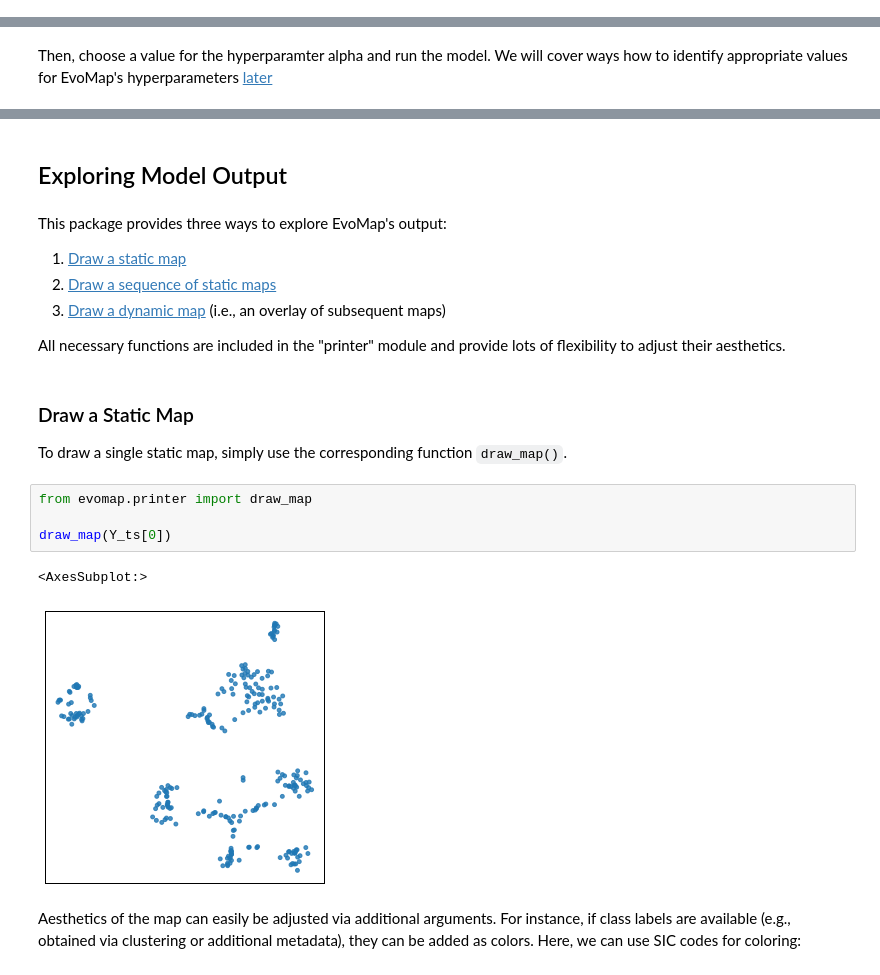
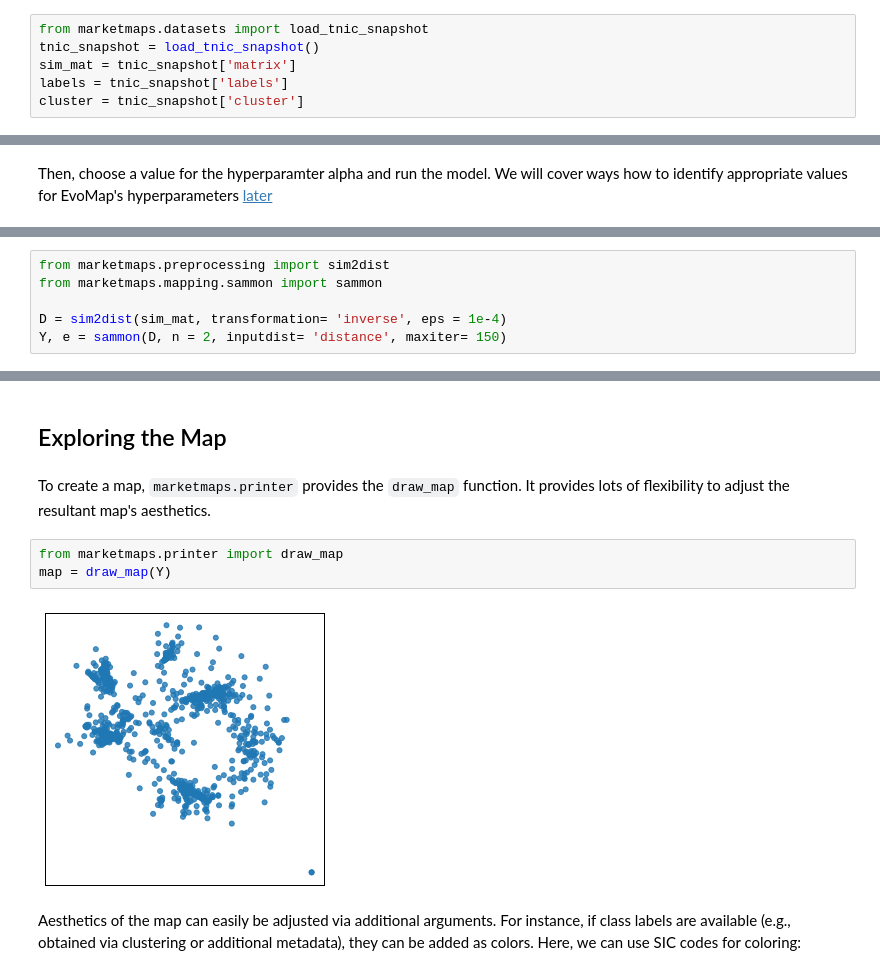
Before and after one commit to mpmatthe/evomap, a Jupyter notebook: docs/static mapping.ipynb, the cells around one changed output, grey strips where cells are left out. Saved outputs shown, nothing was run; the diff lists cells and outputs as text.

Commit message:
fix: Adjust example

````diff
--- a/docs/static mapping.ipynb
+++ b/docs/static mapping.ipynb
@@ -165,0 +36,6 @@ n_periods = len(D_ts)
+# %%
+from marketmaps.datasets import load_tnic_snapshot
+tnic_snapshot = load_tnic_snapshot()
+sim_mat = tnic_snapshot['matrix']
+labels = tnic_snapshot['labels']
+cluster = tnic_snapshot['cluster']
@@ -193,0 +74,6 @@ draw_map_sequence(Y_ts[:4])
+# %%
+from marketmaps.preprocessing import sim2dist
+from marketmaps.mapping.sammon import sammon
+
+D = sim2dist(sim_mat, transformation= 'inverse', eps = 1e-4)
+Y, e = sammon(D, n = 2, inputdist= 'distance', maxiter= 150)
@@ -194,25 +98,12 @@ draw_map_sequence(Y_ts[:4])
 # %% [markdown]
 <a id = 'section_3'></a>
-## Exploring Model Output
+## Exploring the Map
-# %% [markdown]
-This package provides three ways to explore EvoMap's output:
-
-1. [Draw a static map](#static_map)
-2. [Draw a sequence of static maps](#sequence)
-3. [Draw a dynamic map](#dynamic_map) (i.e., an overlay of subsequent maps)
-
-All necessary functions are included in the "printer" module and provide lots of flexibility to adjust their aesthetics.
-# %% [markdown]
-<a id = 'static_map'></a>
-### Draw a Static Map
-
-To draw a single static map, simply use the corresponding function ```draw_map()```.
+# %% [markdown]
+To create a map, `marketmaps.printer` provides the `draw_map` function. It provides lots of flexibility to adjust the resultant map's aesthetics.
 # %%
-from evomap.printer import draw_map
-
-draw_map(Y_ts[0])
+from marketmaps.printer import draw_map
+map = draw_map(Y)
 # %% [output]
-<AxesSubplot:>
-[figure, old version]
+[figure, new version]
 # %% [markdown]
 Aesthetics of the map can easily be adjusted via additional arguments. For instance, if class labels are available (e.g., obtained via clustering or additional metadata), they can be added as colors. Here, we can use SIC codes for coloring:
````
Also changed, not shown: parts of 38 cells of this notebook.
